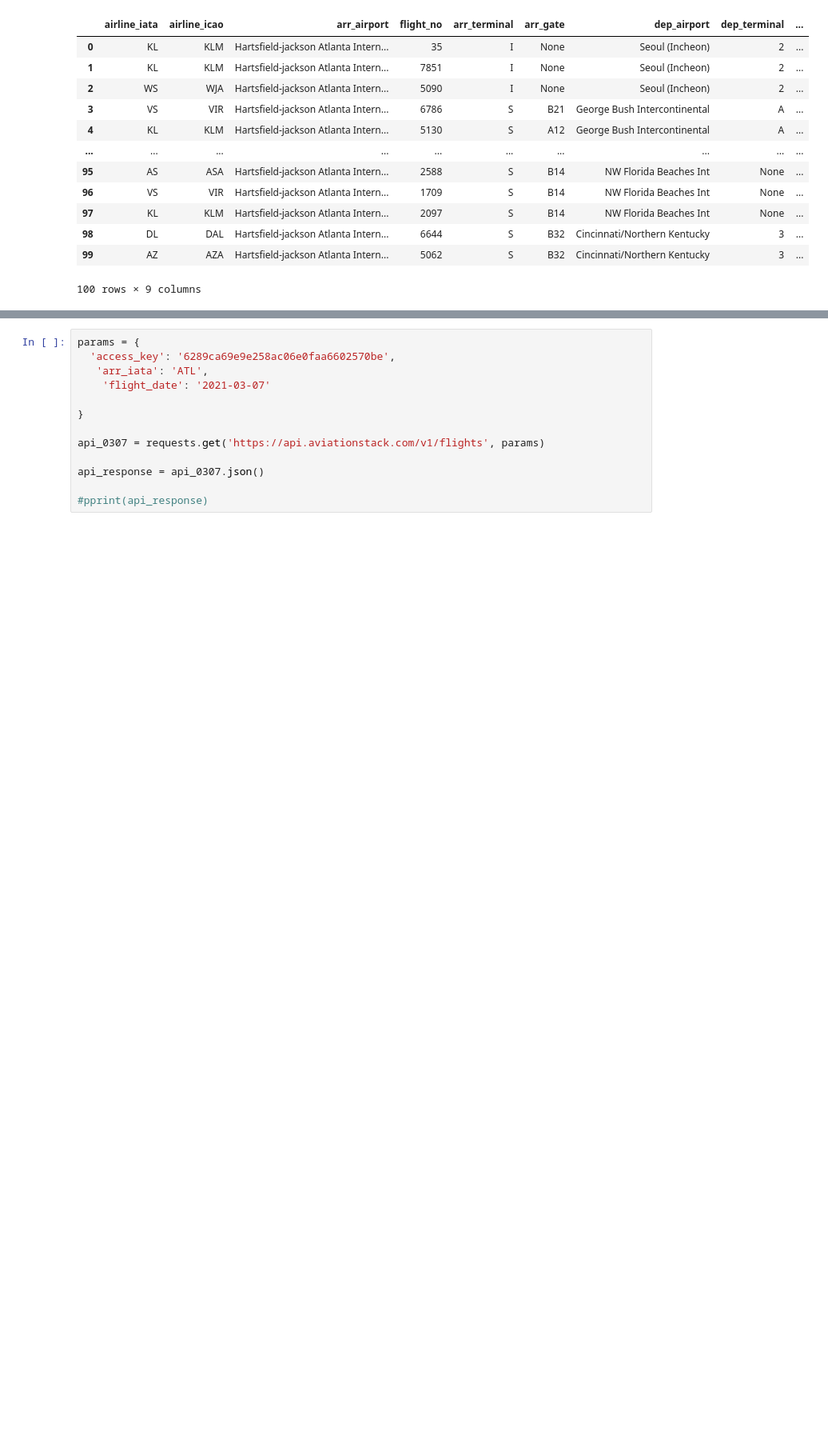
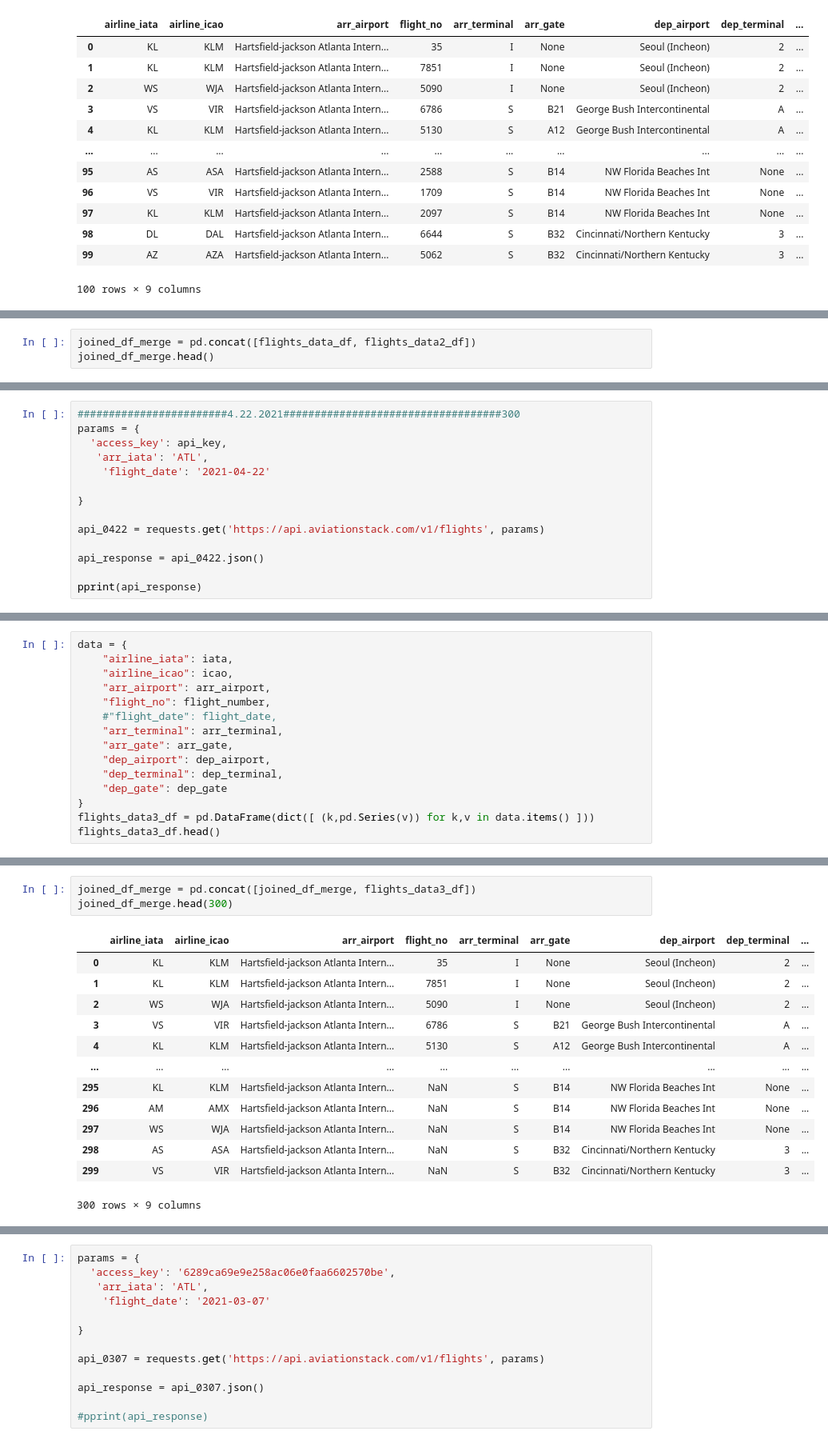
Before and after one commit to jared3194/project-2, a Jupyter notebook: Project2.ipynb, the cells around one changed output, grey strips where cells are left out. Shown at 80% size. Cells and saved outputs as stored; diff of their text form; blank space fills up the shorter version.

```diff
--- a/Project2.ipynb
+++ b/Project2.ipynb
@@ -838,0 +149,3 @@ api_response = api_0308.json()
+# %%
+joined_df_merge = pd.concat([flights_data_df, flights_data2_df])
+joined_df_merge.head()
@@ -838,0 +159,14 @@ api_response = api_0308.json()
+# %%
+########################4.22.2021###################################300
+params = {
+  'access_key': api_key,
+   'arr_iata': 'ATL',
+    'flight_date': '2021-04-22'
+
+}
+
+api_0422 = requests.get('https://api.aviationstack.com/v1/flights', params)
+
+api_response = api_0422.json()
+
+pprint(api_response)
@@ -838,0 +206,15 @@ api_response = api_0308.json()
+# %%
+data = {
+    "airline_iata": iata,
+    "airline_icao": icao,
+    "arr_airport": arr_airport,
+    "flight_no": flight_number,
+    #"flight_date": flight_date,
+    "arr_terminal": arr_terminal,
+    "arr_gate": arr_gate,
+    "dep_airport": dep_airport,
+    "dep_terminal": dep_terminal,
+    "dep_gate": dep_gate
+}
+flights_data3_df = pd.DataFrame(dict([ (k,pd.Series(v)) for k,v in data.items() ]))
+flights_data3_df.head()
@@ -838,0 +228,17 @@ api_response = api_0308.json()
+# %%
+joined_df_merge = pd.concat([joined_df_merge, flights_data3_df])
+joined_df_merge.head(300)
+# %% [output]
+|  | airline_iata | airline_icao | arr_airport | flight_no | arr_terminal | arr_gate | dep_airport | dep_terminal | ... |
+| 0 | KL | KLM | Hartsfield-jackson Atlanta Intern... | 35 | I | None | Seoul (Incheon) | 2 | ... |
+| 1 | KL | KLM | Hartsfield-jackson Atlanta Intern... | 7851 | I | None | Seoul (Incheon) | 2 | ... |
+| 2 | WS | WJA | Hartsfield-jackson Atlanta Intern... | 5090 | I | None | Seoul (Incheon) | 2 | ... |
+| 3 | VS | VIR | Hartsfield-jackson Atlanta Intern... | 6786 | S | B21 | George Bush Intercontinental | A | ... |
+| 4 | KL | KLM | Hartsfield-jackson Atlanta Intern... | 5130 | S | A12 | George Bush Intercontinental | A | ... |
+| ... | ... | ... | ... | ... | ... | ... | ... | ... | ... |
+| 295 | KL | KLM | Hartsfield-jackson Atlanta Intern... | NaN | S | B14 | NW Florida Beaches Int | None | ... |
+| 296 | AM | AMX | Hartsfield-jackson Atlanta Intern... | NaN | S | B14 | NW Florida Beaches Int | None | ... |
+| 297 | WS | WJA | Hartsfield-jackson Atlanta Intern... | NaN | S | B14 | NW Florida Beaches Int | None | ... |
+| 298 | AS | ASA | Hartsfield-jackson Atlanta Intern... | NaN | S | B32 | Cincinnati/Northern Kentucky | 3 | ... |
+| 299 | VS | VIR | Hartsfield-jackson Atlanta Intern... | NaN | S | B32 | Cincinnati/Northern Kentucky | 3 | ... |
+300 rows × 9 columns
```
Also changed, not shown: parts of 270 cells of this notebook.
